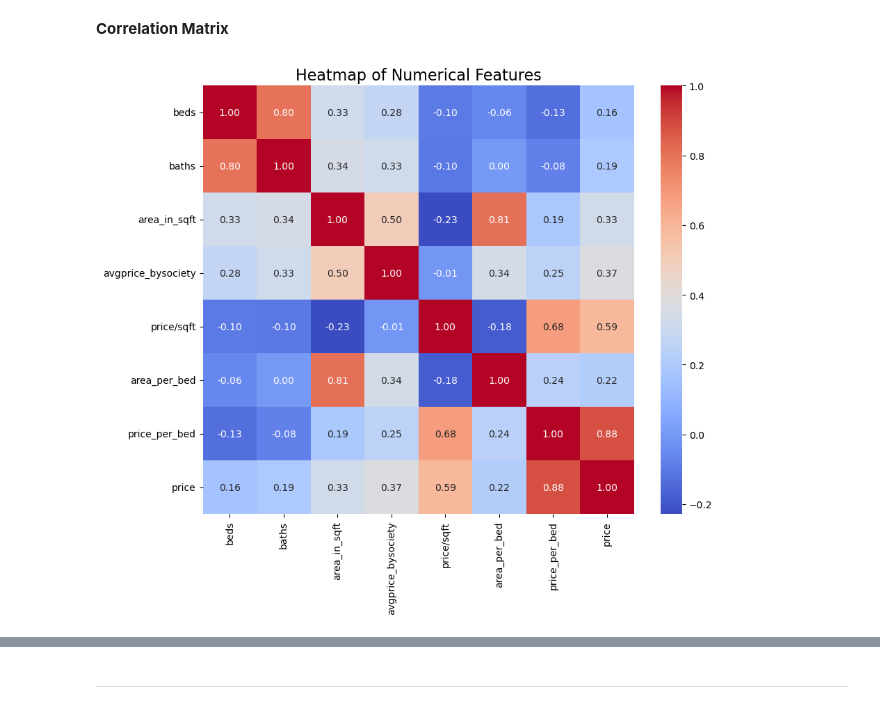
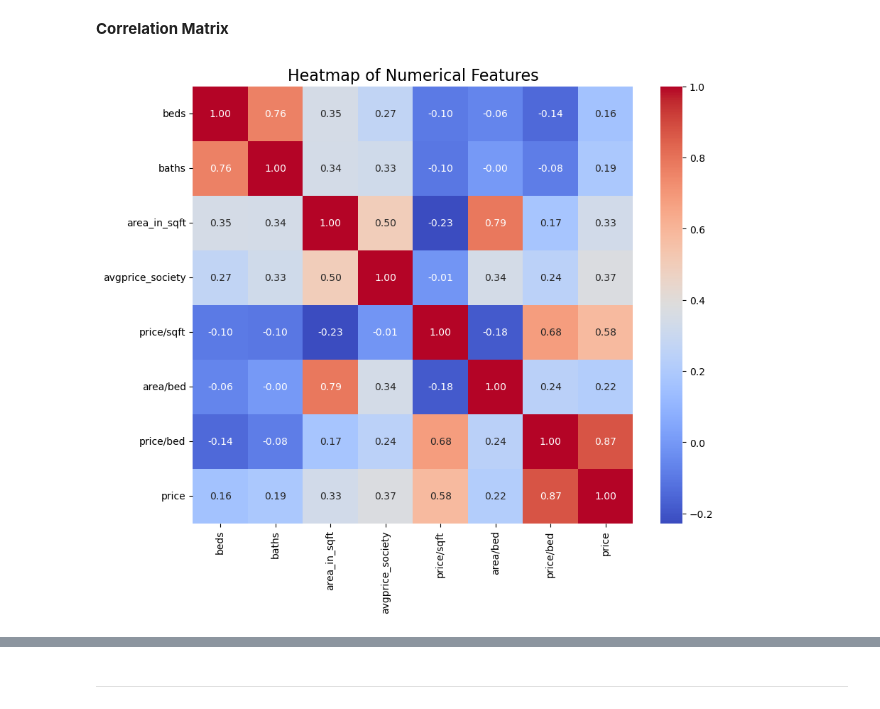
Before and after one commit to danisharain12/Price-Prediction-of-Karachi-Houses, a Jupyter notebook: Houses_Price_Prediction_of_Karachi.ipynb, the cells around one changed output, grey strips where cells are left out. Drawn from its saved outputs; the diff is of its cells as text; code cells hidden in the pictures.

```diff
--- a/Houses_Price_Prediction_of_Karachi.ipynb
+++ b/Houses_Price_Prediction_of_Karachi.ipynb
@@ -277,5 +273,5 @@ df= df[df['beds'] < 10]
 # %%
-df = df[df['area_in_sqft'] <= 36000]
+df = df[df['area_in_sqft'] <= 30000]
 # %%
 df = df[df['price'] <= 800000000]
 # %% [markdown]
@@ -438,4 +436,4 @@ df['price/sqft'] = df['price'] / df['area_in_sqft']
 # %% [markdown]
 Avg price by society tells us that which society is more expensive and which is less expensive.
 # %%
-df['avgprice_bysociety'] = df.groupby('society')['price'].transform('mean')
+df['avgprice_society'] = df.groupby('society')['price'].transform('mean')
@@ -441,0 +442,2 @@ df['avgprice_bysociety'] = df.groupby('society')['price'].transform('mean')
+# %%
+df['area/bed'] = df['area_in_sqft'] / df['beds']
@@ -442,18 +446,18 @@ df['avgprice_bysociety'] = df.groupby('society')['price'].transform('mean')
 # %%
-df['area_per_bed'] = df['area_in_sqft'] / df['beds']
 
-df['price_per_bed'] = (df['price/sqft'] * df['area_in_sqft']) / df['beds']
+
+df['price/bed'] = (df['price/sqft'] * df['area_in_sqft']) / df['beds']
 # %% [markdown]
 -----------
 # %% [markdown]
 **Correlation Matrix**
 # %%
-num = ['beds', 'baths', 'area_in_sqft','avgprice_bysociety','price/sqft','area_per_bed','price_per_bed','price']
+num = ['beds', 'baths', 'area_in_sqft','avgprice_society','price/sqft','area/bed','price/bed','price']
 
 plt.figure(figsize = (10, 8))
 sns.heatmap(df[num].corr(), annot = True, cmap = 'coolwarm', fmt = '.2f')
 plt.title('Heatmap of Numerical Features', fontsize = 16)
 
 plt.show()
 # %% [output]
-[figure, old version]
+[figure, new version]
```
Also changed, not shown: parts of 53 cells of this notebook.
